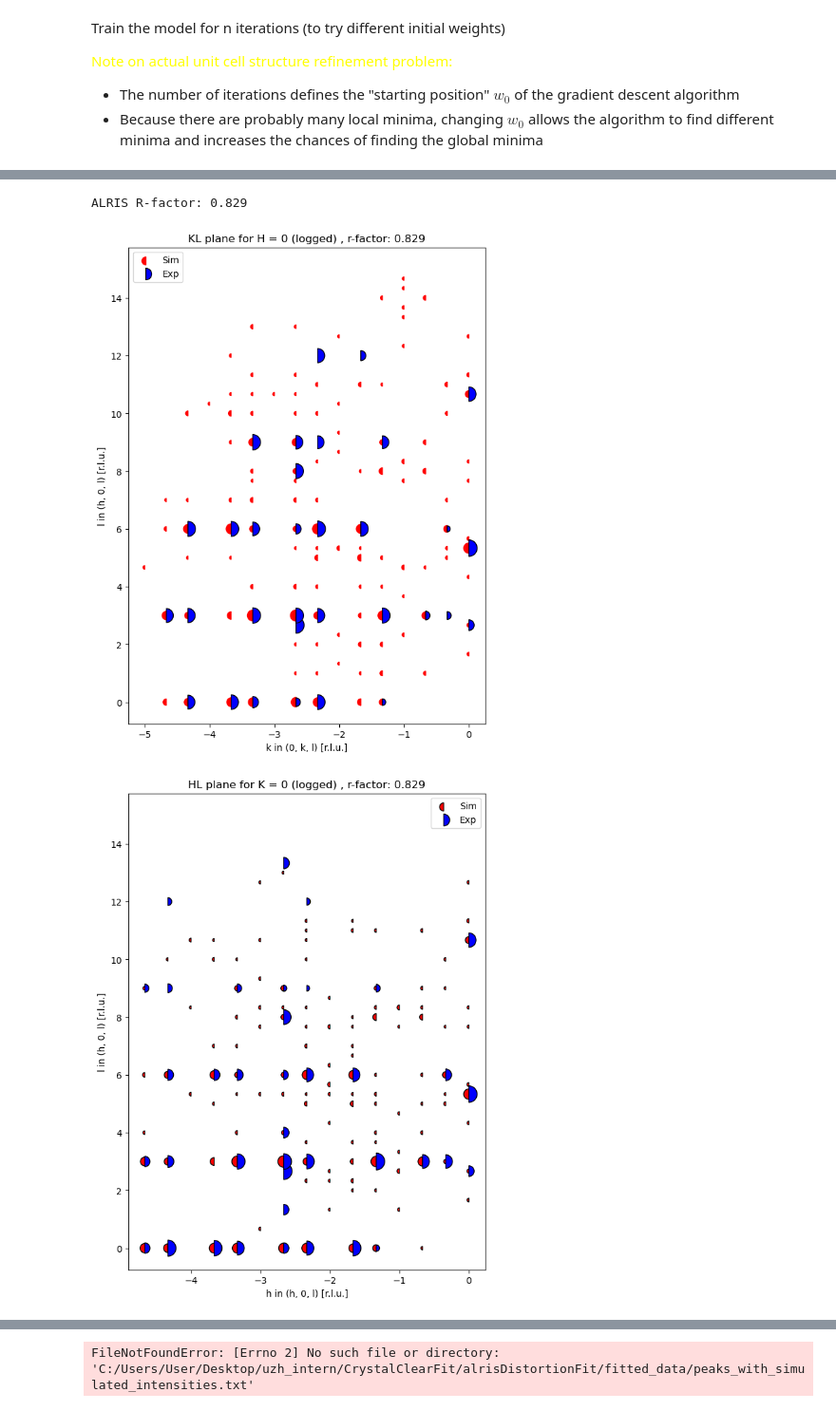
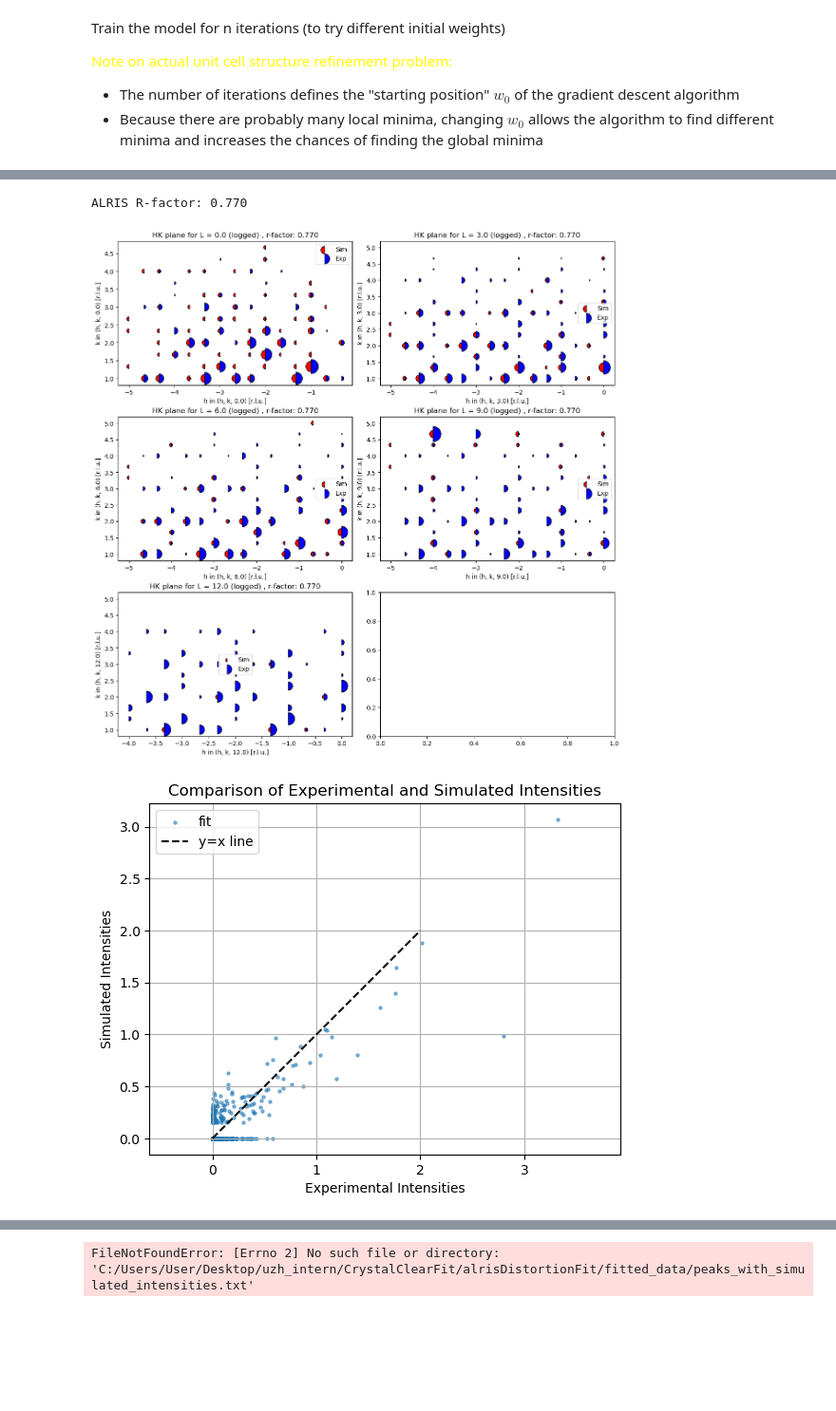
Before and after one commit to bleubreeymeow/alrisDistortionFit, a Jupyter notebook: PBCO/PBCO_1_3/1_3_gradient_descent.ipynb, the cells around one changed output, grey strips where cells are left out. Shown at 95% size. Saved outputs shown, nothing was run; the diff lists cells and outputs as text; code cells hidden in the pictures; blank space fills up the shorter version.

```diff
--- a/PBCO/PBCO_1_3/1_3_gradient_descent.ipynb
+++ b/PBCO/PBCO_1_3/1_3_gradient_descent.ipynb
@@ -58,7 +58,7 @@ for label, err in zip(labels, vol_err):
     if label == 0:
         labels_err.append(1)  # Assign a high error for zero labels
     else:
-        labels_err.append(1000)  # Inverse error for each label
+        labels_err.append(( 1/label) * 100)  # Inverse error for each label
 
 labels_err = tf.convert_to_tensor(labels_err, dtype=tf.float32)
 labels = tf.convert_to_tensor(labels, dtype=tf.float32)
@@ -124,7 +123,7 @@ def fun_tf(hkl_list, pars, matrix):
     sf_hkl = get_structure_factors(hkl_list, modified_struct)
     intensity = (abs(sf_hkl)) ** 2
 
-    w = tf.constant(0.0004877332589381476, dtype=tf.float32)  # Debye-Waller factor
+    w = tf.constant(0.000811509257682975, dtype=tf.float32)  # Debye-Waller factor
     qnorms = tf.norm(tf.cast(hkl_list, tf.float32), axis=1)
     intensity = intensity * tf.exp(- w * qnorms ** 2)  # Apply Debye-Waller factor
     max_intensity = tf.reduce_max(intensity)
@@ -215,7 +214,7 @@ Train the model for n iterations (to try different initial weights)
 - The number of iterations defines the "starting position" $w_0$ of the gradient descent algorithm
 - Because there are probably many local minima, changing $w_0$ allows the algorithm to find different minima and increases the chances of finding the global minima
 # %%
-lr = [8e-2]
+lr = [5e-2]
 best_pars_overall = None
 best_rf_overall = np.inf
 best_loss_overall = []
@@ -229,7 +228,7 @@ for learning_rate in lr:
     max_mode_amps = tf.convert_to_tensor(max_mode_amps, dtype=tf.float32)
     n_epochs = 75
     histories = []
-    n_iter = 1
+    n_iter = 10
 
     min_loss = np.inf
     best_pars = None
@@ -429,8 +427,8 @@ def plot_plane_sim_vs_exp_DIM2(ax, df,r_factor, norm_plane=False):
     ax.set_title(f"HL plane for K = 0 (logged) , r-factor: {r_factor:.3f}")
     ax.legend()
 
-def plot_plane_sim_vs_exp_DIM3(ax, df, r_factor, l,norm_plane=False):
-    exp_data_0 = df.loc[df['l'] == 0].copy()
+def plot_plane_sim_vs_exp_DIM3(ax, df, r_factor, l, norm_plane=False):
+    exp_data_0 = df.loc[df['l'] == l].copy()
     if norm_plane:
         exp_data_0['intensity_exp'] = exp_data_0['intensity_exp'] / np.sum(exp_data_0['intensity_exp']) * 60
 
@@ -442,42 +440,59 @@ def plot_plane_sim_vs_exp_DIM3(ax, df, r_factor, l,norm_plane=False):
 
     ax.set_xlabel(f"h in (h, k, {l}) [r.l.u.]")
     ax.set_ylabel(f"k in (h, k, {l}) [r.l.u.]")
-    ax.set_title(f"HK plane for L = 0 (logged) , r-factor: {r_factor:.3f}")
+    ax.set_title(f"HK plane for L = {l} (logged) , r-factor: {r_factor:.3f}")
     ax.legend()
 # %%
-exp_data = pd.read_csv('C:/Users/User/Desktop/uzh_intern/alrisDistortionFit/PBCO/PBCO_1_3/raw_data/1_3_LOGcombined_peaks.csv')
+exp_data = pd.read_csv('C:/Users/User/Desktop/uzh_intern/alrisDistortionFit/PBCO/PBCO_1_3/raw_data/1_3_combined_peaks_300K.csv')
 exp_data['intensity_sim'] = fun_tf(features, best_model_pars, matrix).numpy()
 r_factor = alris_r_factor(exp_data)
 print(f"ALRIS R-factor: {r_factor:.3f}")
 
 normalised_exp_data = exp_data['intensity_exp'] / np.sum(exp_data['intensity_exp']) * 60
 exp_data['normalised_intensity_exp'] = normalised_exp_data
 
-fig, axs = plt.subplots(1, 1, figsize=(6,8), constrained_layout=True)
-exp_data1 = exp_data[0:1775]
-plot_plane_sim_vs_exp_DIM1(axs, exp_data, r_factor,norm_plane=True)
+
+l_values = [0.0, 3.0, 6.0, 9.0, 12.0]
+
+n = len(l_values)
+ncols = int(np.ceil(n / 3))
+fig, axs = plt.subplots(3, ncols, figsize=(6 * ncols, 12), constrained_layout=True)
+axs = axs.flatten()
+
+for i, l in enumerate(l_values):
+    plot_plane_sim_vs_exp_DIM3(axs[i], exp_data, r_factor,l, norm_plane=True)
+
 plt.show()
-fig, axs = plt.subplots(1, 1, figsize=(6,8), constrained_layout=True)
-exp_data2 = exp_data[1776:3687]
-plot_plane_sim_vs_exp_DIM2(axs, exp_data, r_factor,norm_plane=True)
-plt.show()
-fig, axs = plt.subplots(1, 1, figsize=(8,8), constrained_layout=True)
-exp_data3 = exp_data[3687:]
-plot_plane_sim_vs_exp_DIM3(axs, exp_data, r_factor, 0,norm_plane=True)
-plt.show()
+
+
+# fig1, axs1 = plt.subplots(1, 1, figsize=(6,8), constrained_layout=True)
+# plot_plane_sim_vs_exp_DIM3(axs1, exp_data, r_factor, 0.0,norm_plane=True)
+# plt.show()
+# fig2, axs2 = plt.subplots(1, 1, figsize=(6,8), constrained_layout=True)
+# plot_plane_sim_vs_exp_DIM3(axs2, exp_data, r_factor, 3.0,norm_plane=True)
+# plt.show()
+# fig3, axs3 = plt.subplots(1, 1, figsize=(6,8), constrained_layout=True)
+# plot_plane_sim_vs_exp_DIM3(axs3, exp_data, r_factor, 6.0,norm_plane=True)
+# plt.show()
+# fig4, axs4 = plt.subplots(1, 1, figsize=(6,8), constrained_layout=True)
+# plot_plane_sim_vs_exp_DIM3(axs4, exp_data, r_factor, 9.0 ,norm_plane=True)
+# plt.show()
+# fig5, axs5 = plt.subplots(1, 1, figsize=(6,8), constrained_layout=True)
+# plot_plane_sim_vs_exp_DIM3(axs5, exp_data, r_factor, 12.0,norm_plane=True)
+# plt.show()
 
 x = np.linspace(0 ,2, 100)
 y = x
 plt.scatter(exp_data['intensity_exp']/np.sum(exp_data['intensity_exp']) * 60, exp_data['intensity_sim'], s=5, alpha=0.5 , label='fit')
 plt.plot(x , y, color='black', linestyle='--', label='y=x line')
 plt.legend()
 plt.grid(True)
 plt.title('Comparison of Experimental and Simulated Intensities')
 plt.xlabel('Experimental Intensities')
 plt.ylabel('Simulated Intensities')
 plt.axis('equal')
 plt.show()
 # %% [output]
-ALRIS R-factor: 0.829
+ALRIS R-factor: 0.770
-[figure, old version]
+[figure, new version]
-[figure, old version]
+[figure, new version]
```
Also changed, not shown: parts of 6 cells of this notebook, 17 other files.
